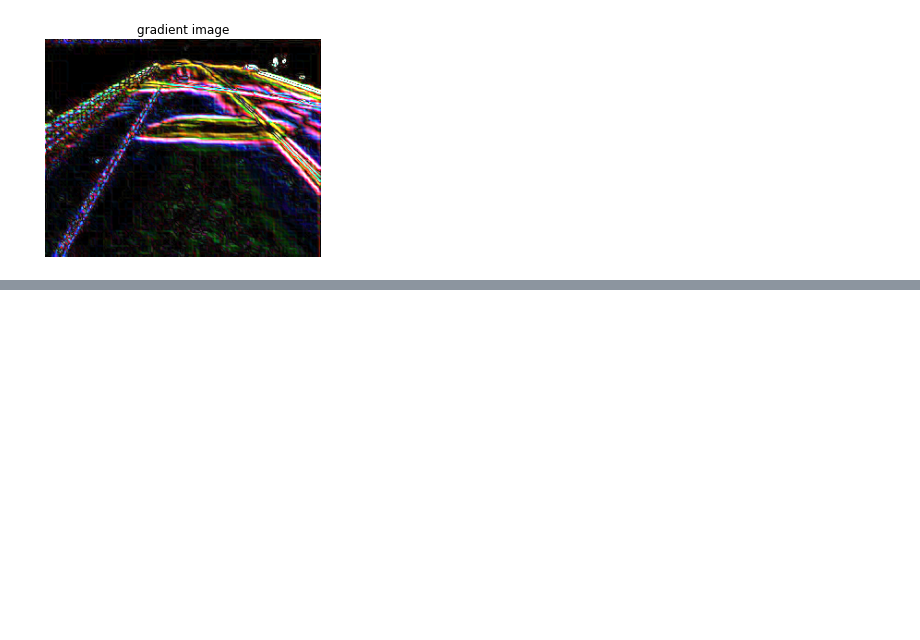
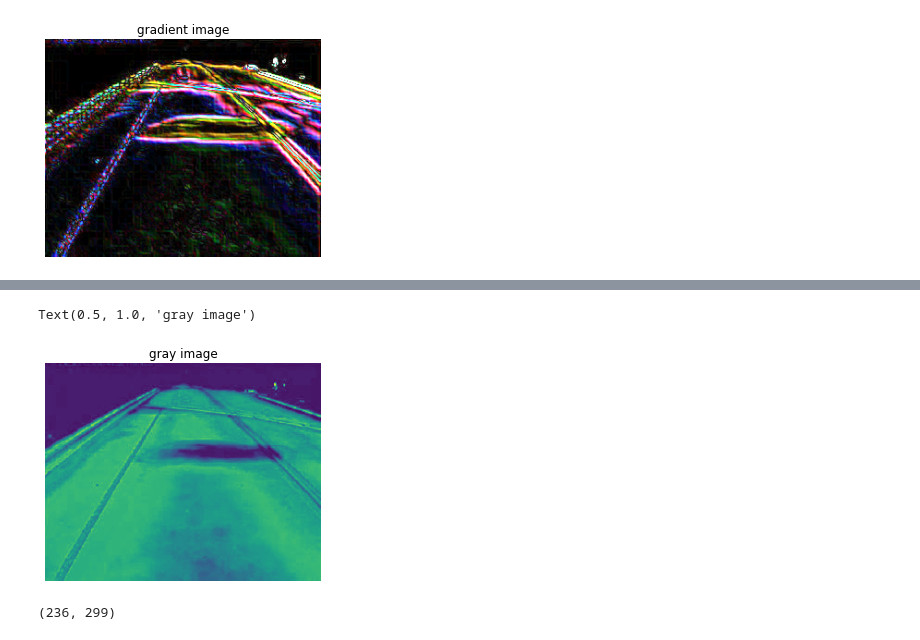
Before and after one commit to tjboise/Damage_Density, a Jupyter notebook: IR_related_news.ipynb, the cells around one changed output, grey strips where cells are left out. Cells and saved outputs as stored; diff of their text form; code cells hidden in the pictures; blank space fills up the shorter version.

```diff
--- a/IR_related_news.ipynb
+++ b/IR_related_news.ipynb
@@ -98,0 +112,9 @@ Text(0.5, 1.0, 'gradient image')
+# %%
+imgo = cv2.imread('IRimage_opencv/img2.jpg')
+img1=cv2.cvtColor(imgo,cv2.COLOR_RGB2GRAY)
+plt.imshow(img1)
+plt.axis('off')
+plt.title('gray image')
+# %% [output]
+Text(0.5, 1.0, 'gray image')
+[figure, added]
@@ -98,0 +123,5 @@ Text(0.5, 1.0, 'gradient image')
+# %%
+[m,n]=b.shape
+m,n
+# %% [output]
+(236, 299)
```
Also changed, not shown: parts of 16 cells of this notebook, 14 other files.
